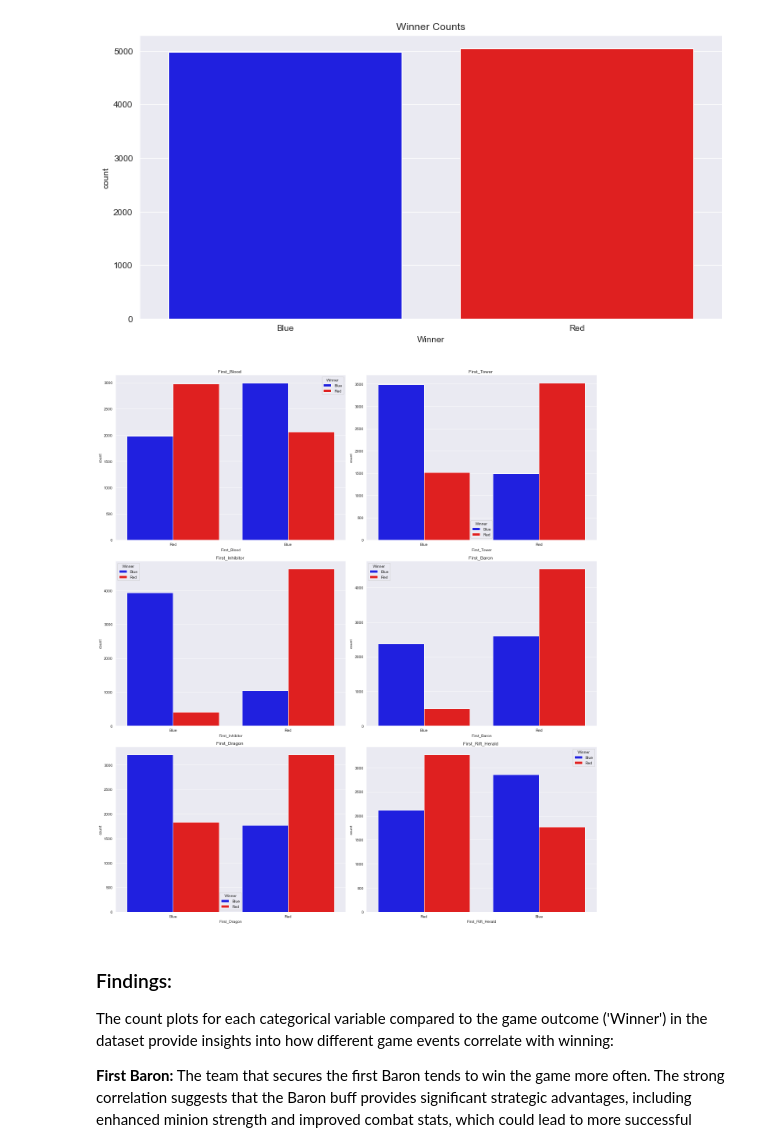
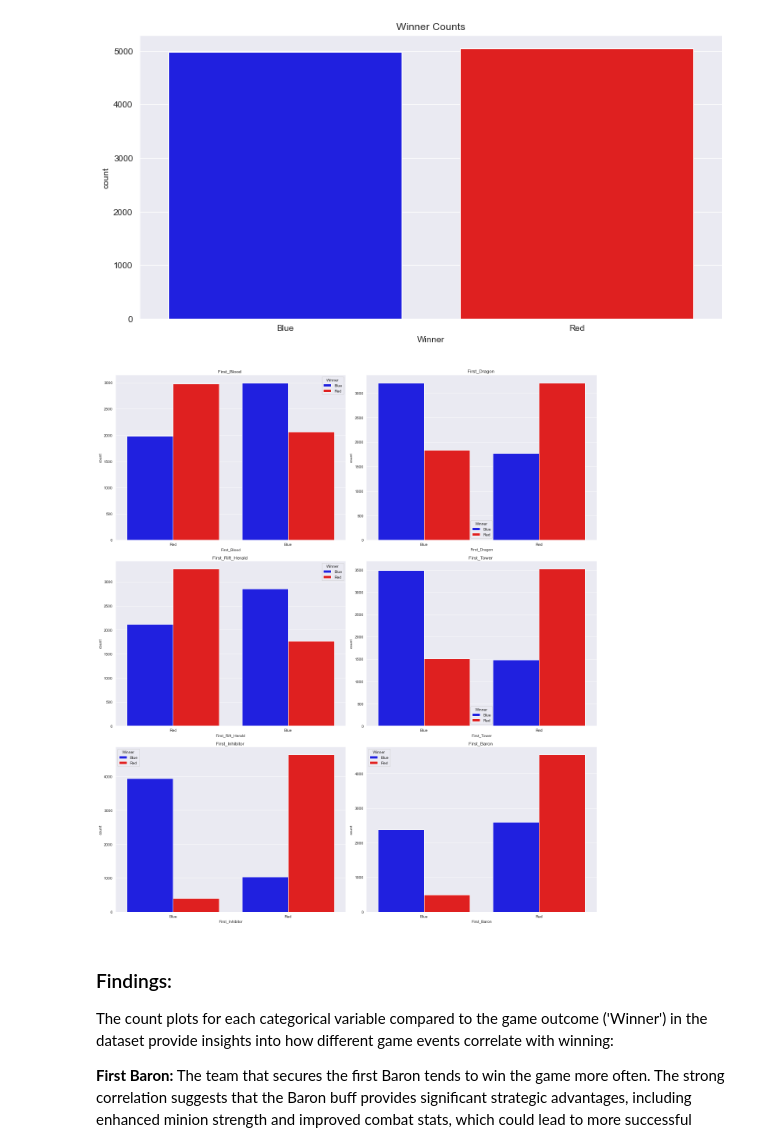
Before and after one commit to Lotus-baumgarner/Forever_Red_Vs_Blue, a Jupyter notebook: LeagueOfLegends.ipynb, the cells around one changed output. Cells and saved outputs as stored; diff of their text form; code cells hidden in the pictures.

```diff
--- a/LeagueOfLegends.ipynb
+++ b/LeagueOfLegends.ipynb
@@ -38,6 +56,8 @@ df.head(10)
 # %%
 # Used a For Loop to print the actual content of the column names to look for extra characters or white spaces.
-for col in df.columns:
+
+
+for col in df.columns[:15]:
     print(repr(col))
 # %% [output]
 "'gameId'"
@@ -287,20 +413,20 @@ plt.show()
 [figure]
 # %%
 # Listed the categorical columns
-cat_cols = ['First_Blood', 'First_Tower', 'First_Inhibitor', 'First_Baron', 'First_Dragon', 'First_Rift_Herald']
+cat_cols = ['First_Blood', 'First_Dragon', 'First_Rift_Herald', 'First_Tower', 'First_Inhibitor', 'First_Baron']
 
-# Created Count Plots for each categorical variable compared to the Winner
+# Created Count Plots for each categorical variable compared to the Winner using a For Loop
 num_cols = 2
 num_rows = (len(cat_cols) + num_cols - 1) // num_cols
 plt.figure(figsize=(18, 20))
 for i, col in enumerate(cat_cols):
     plt.subplot(num_rows, num_cols, i+1)
     sns.countplot(x=col, hue='Winner', data=LeagueDF, palette=['blue', 'red'])
     plt.title(f'{col} ')
     plt.tight_layout()
 plt.show()
 # %% [output]
-[figure, old version]
+[figure, new version]
 # %% [markdown]
 ### Findings:
 The count plots for each categorical variable compared to the game outcome ('Winner') in the dataset provide insights into how different game events correlate with winning:
```
Also changed, not shown: parts of 14 cells of this notebook.
